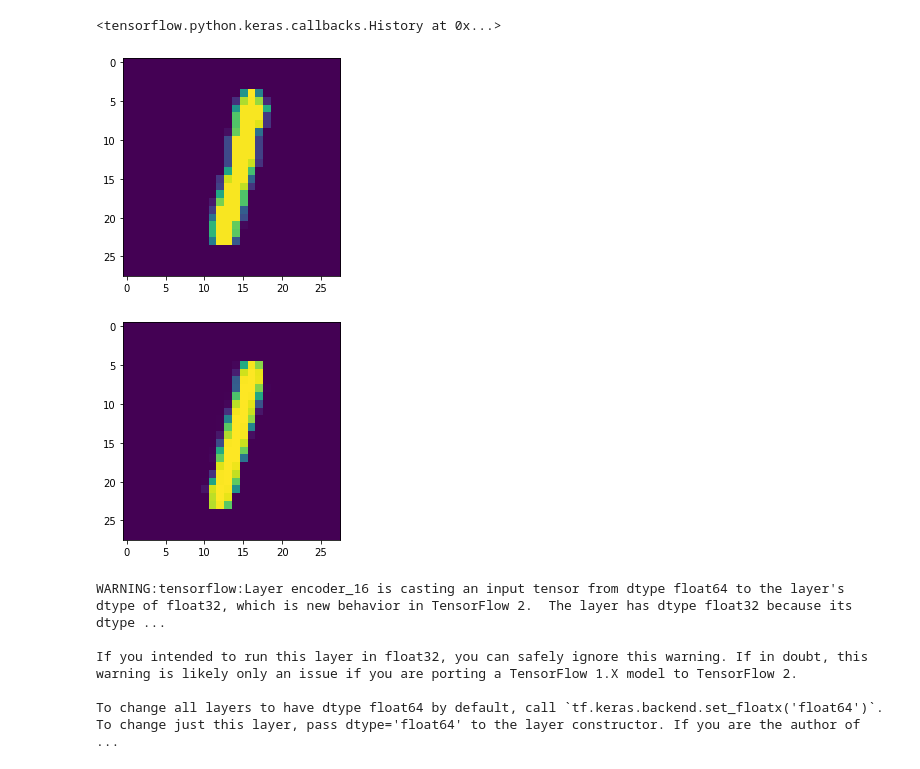
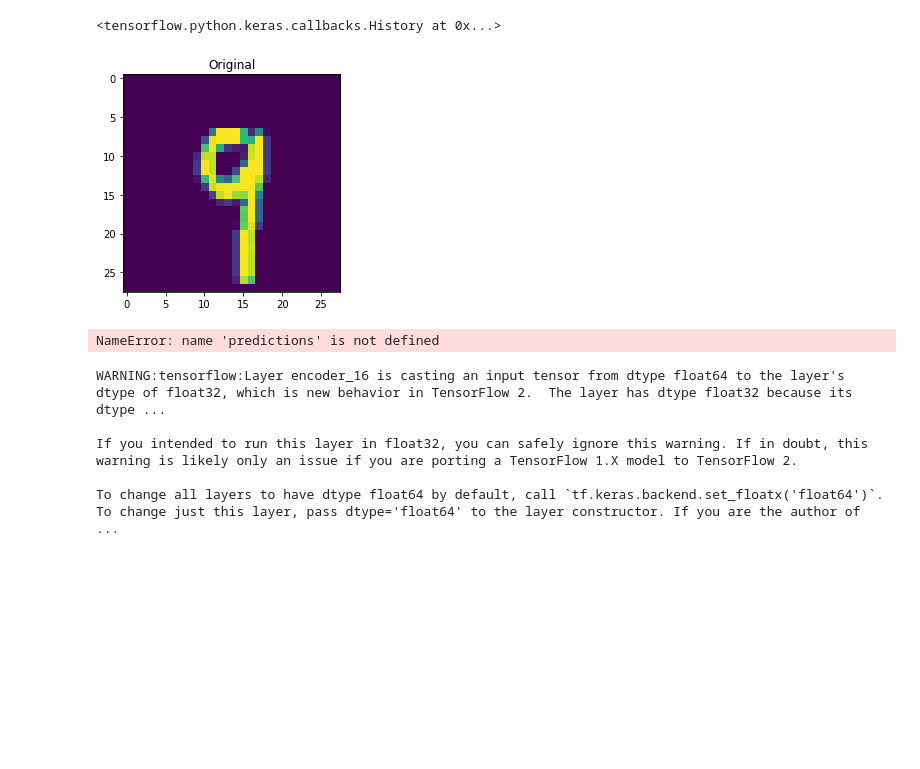
Before and after one commit to Jorgvt/Master_IA3, a Jupyter notebook: AP_I/Test_AutoEncoder.ipynb, the cells around one changed output. Cells and saved outputs as stored; diff of their text form; code cells hidden in the pictures; blank space fills up the shorter version.

```diff
--- a/AP_I/Test_AutoEncoder.ipynb
+++ b/AP_I/Test_AutoEncoder.ipynb
@@ -243,14 +254,16 @@ Epoch 50/50
 # %%
 plt.figure()
 #predictions = ae.predict(X_test)
 sample = np.random.randint(10000)
 plt.imshow(X_test[sample].reshape(28,28))
+plt.title("Original")
 plt.show()
+plt.title("Decoded")
 plt.imshow(predictions[sample].reshape(28,28))
 plt.show()
 # %% [output]
-[figure, old version]
+[figure, new version]
-[figure, removed]
+NameError: name 'predictions' is not defined
 # %%
 cuac = ae.encoder(X_test)
 cuac_df = pd.DataFrame(cuac.numpy())
```
Also changed, not shown: parts of 15 cells of this notebook.
